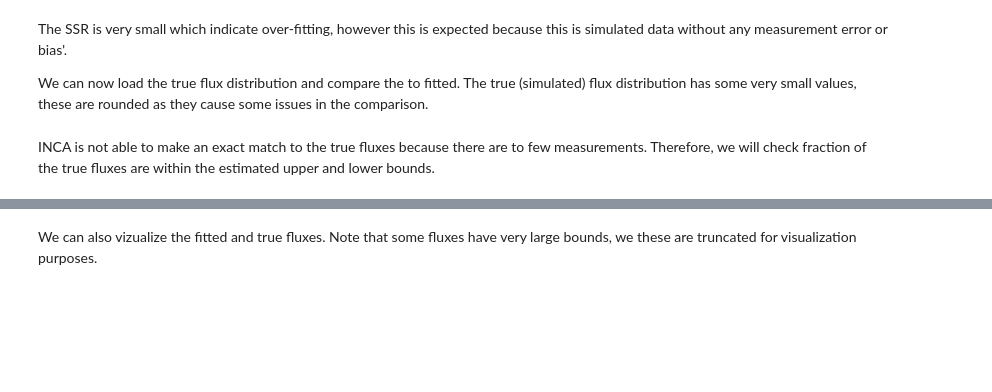
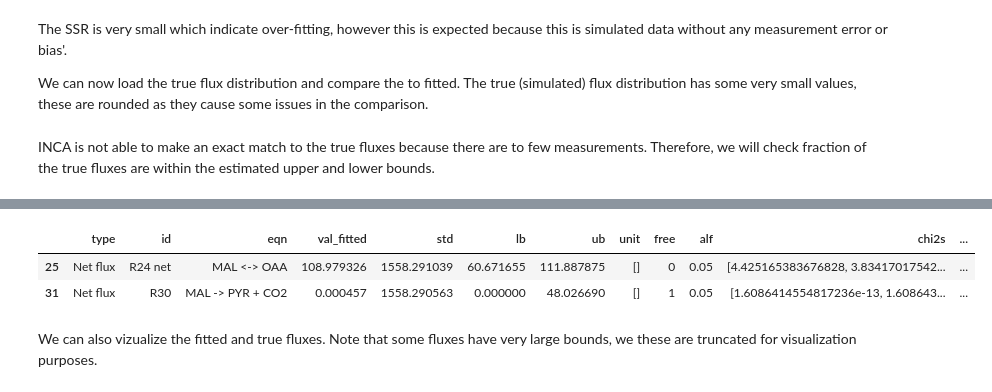
Before and after one commit to biosustain/incawrapper, a Jupyter notebook: docs/examples/c_necator_simulated_data.ipynb, the cells around one changed output, grey strips where cells are left out. Cells and saved outputs as stored; diff of their text form; code cells hidden in the pictures; blank space fills up the shorter version.

```diff
--- a/docs/examples/c_necator_simulated_data.ipynb
+++ b/docs/examples/c_necator_simulated_data.ipynb
@@ -158,3 +165,9 @@ fraction_correct_fluxes
+# %%
+true_and_fitted_fluxes[~true_vals_in_interval]
+# %% [output]
+|  | type | id | eqn | val_fitted | std | lb | ub | unit | free | alf | chi2s | ... |
+| 25 | Net flux | R24 net | MAL <-> OAA | 108.979326 | 1558.291039 | 60.671655 | 111.887875 | [] | 0 | 0.05 | [4.425165383676828, 3.83417017542... | ... |
+| 31 | Net flux | R30 | MAL -> PYR + CO2 | 0.000457 | 1558.290563 | 0.000000 | 48.026690 | [] | 1 | 0.05 | [1.6086414554817236e-13, 1.608643... | ... |
 # %% [markdown]
 We can also vizualize the fitted and true fluxes. Note that some fluxes have very large bounds, we these are truncated for visualization purposes.
 # %%
```
Also changed, not shown: parts of 9 cells of this notebook, 8 other files.
